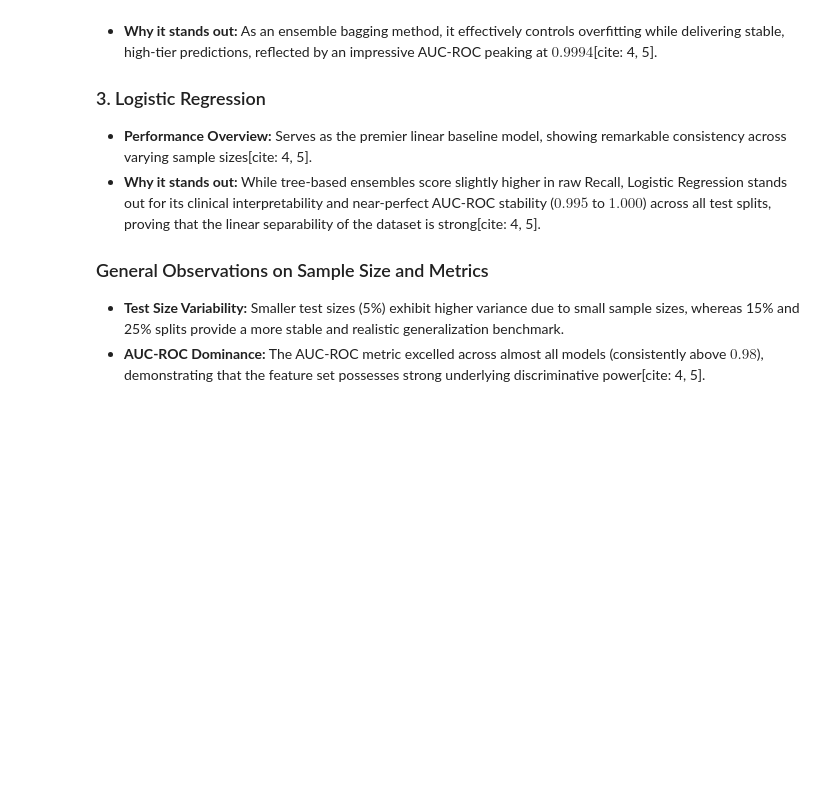
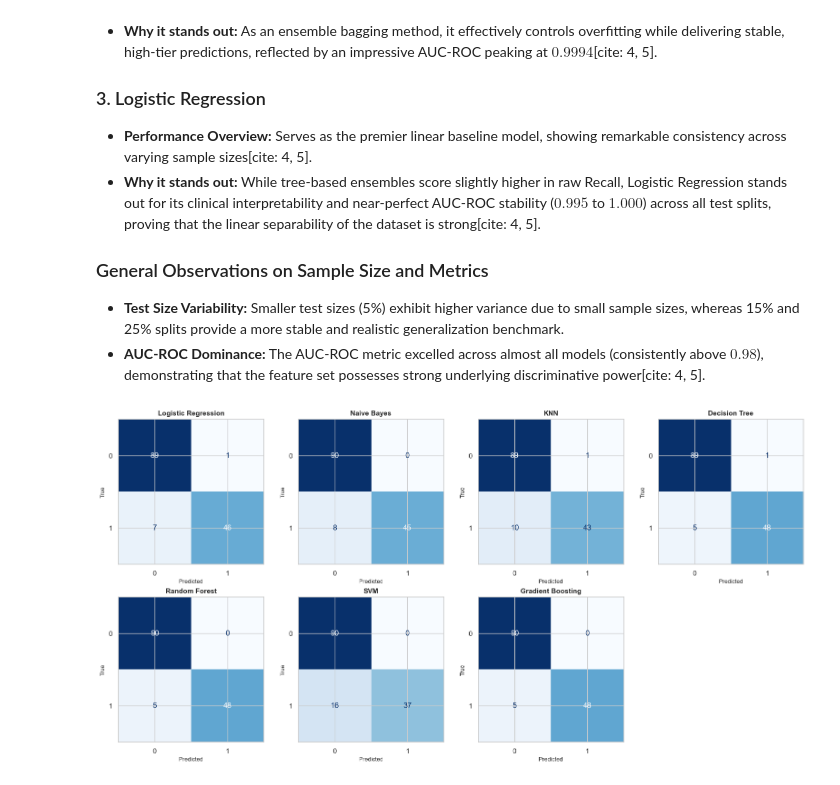
Before and after one commit to 2026739-Jose/CA1-Machine-Learning-Project, a Jupyter notebook: 2026739-Jose_CA1-Machine-Learning-Project.ipynb, the cells around one changed output. Drawn from its saved outputs; the diff is of its cells as text; code cells hidden in the pictures; blank space fills up the shorter version.

```diff
--- a/2026739-Jose_CA1-Machine-Learning-Project.ipynb
+++ b/2026739-Jose_CA1-Machine-Learning-Project.ipynb
@@ -695,3 +696,41 @@ Based on the cross-validation performance, pivot tables, and heatmaps across dif
 ### General Observations on Sample Size and Metrics
 * **Test Size Variability:** Smaller test sizes (5%) exhibit higher variance due to small sample sizes, whereas 15% and 25% splits provide a more stable and realistic generalization benchmark.
 * **AUC-ROC Dominance:** The AUC-ROC metric excelled across almost all models (consistently above $0.98$), demonstrating that the feature set possesses strong underlying discriminative power[cite: 4, 5].
+# %%
+from sklearn.metrics import confusion_matrix, ConfusionMatrixDisplay
+import matplotlib.pyplot as plt
+
+# 1. Setup the grid layout: 2 rows and 4 columns
+n_models = len(models)
+ncols = 4
+nrows = (n_models + ncols - 1) // ncols  # Automatically compute required rows
+
+fig, axes = plt.subplots(nrows=nrows, ncols=ncols, figsize=(16, 8))
+axes = axes.flatten()  # Flatten the axes array for easy iteration
+
+# 2. Loop through models and their respective positions in the grid
+for i, (name, model) in enumerate(models.items()):
+    ax = axes[i]
+
+    # Predict on the test set
+    y_pred = model.predict(X_test)
+
+    # Compute confusion matrix
+    cm = confusion_matrix(y_test, y_pred)
+
+    # Display the confusion matrix in its specific subplot (fixed: colorbar=False)
+    disp = ConfusionMatrixDisplay(confusion_matrix=cm, display_labels=model.classes_)
+    disp.plot(cmap=plt.cm.Blues, ax=ax, values_format='d', colorbar=False)
+
+    ax.set_title(f"{name}", fontsize=11, fontweight='bold')
+    ax.set_xlabel("Predicted", fontsize=9)
+    ax.set_ylabel("True", fontsize=9)
+
+# 3. Clean up any empty subplots if the grid has leftover cells
+for j in range(i + 1, len(axes)):
+    fig.delaxes(axes[j])
+
+plt.tight_layout()
+plt.show()
+# %% [output]
+[figure, added]
```
Also changed, not shown: parts of 6 cells of this notebook.
